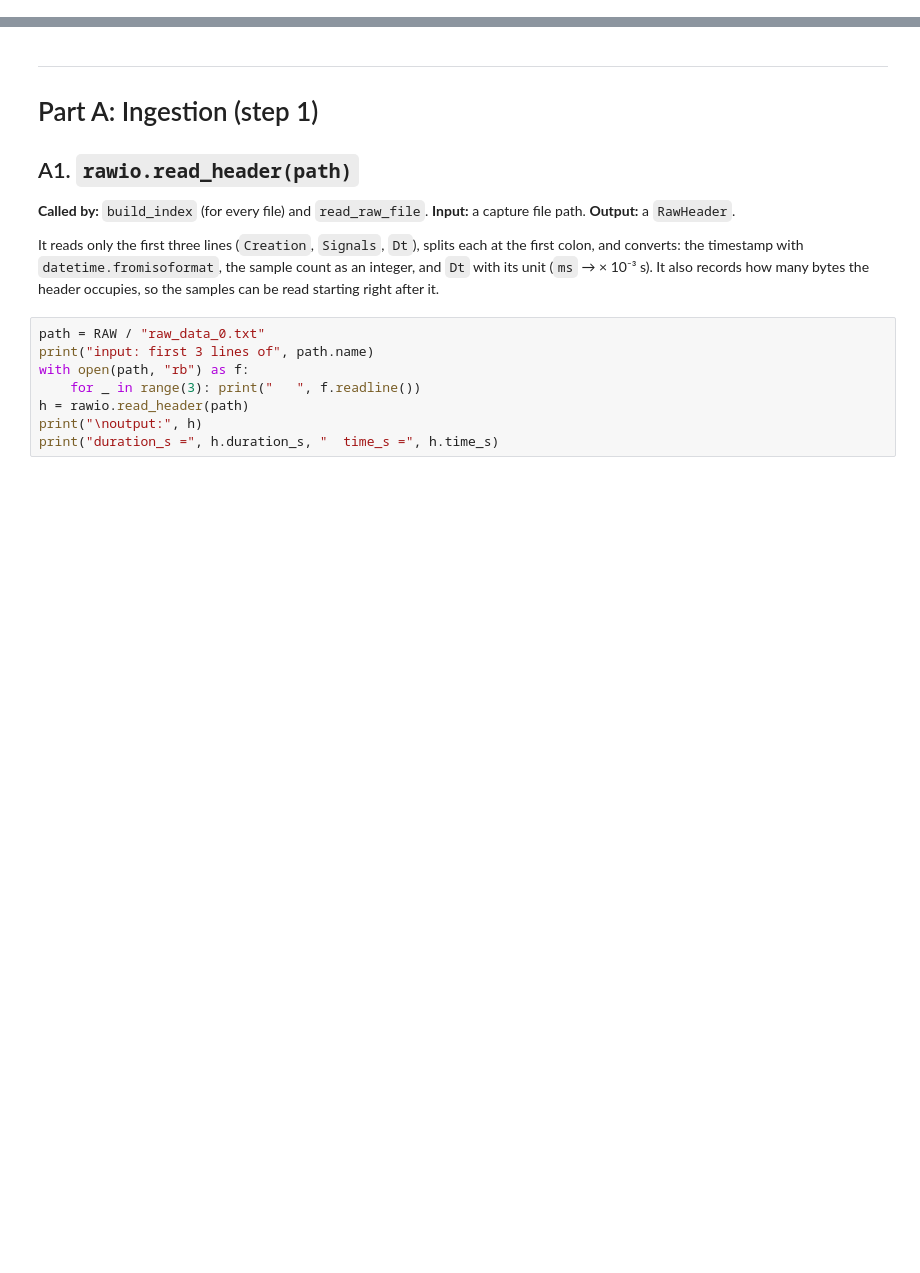
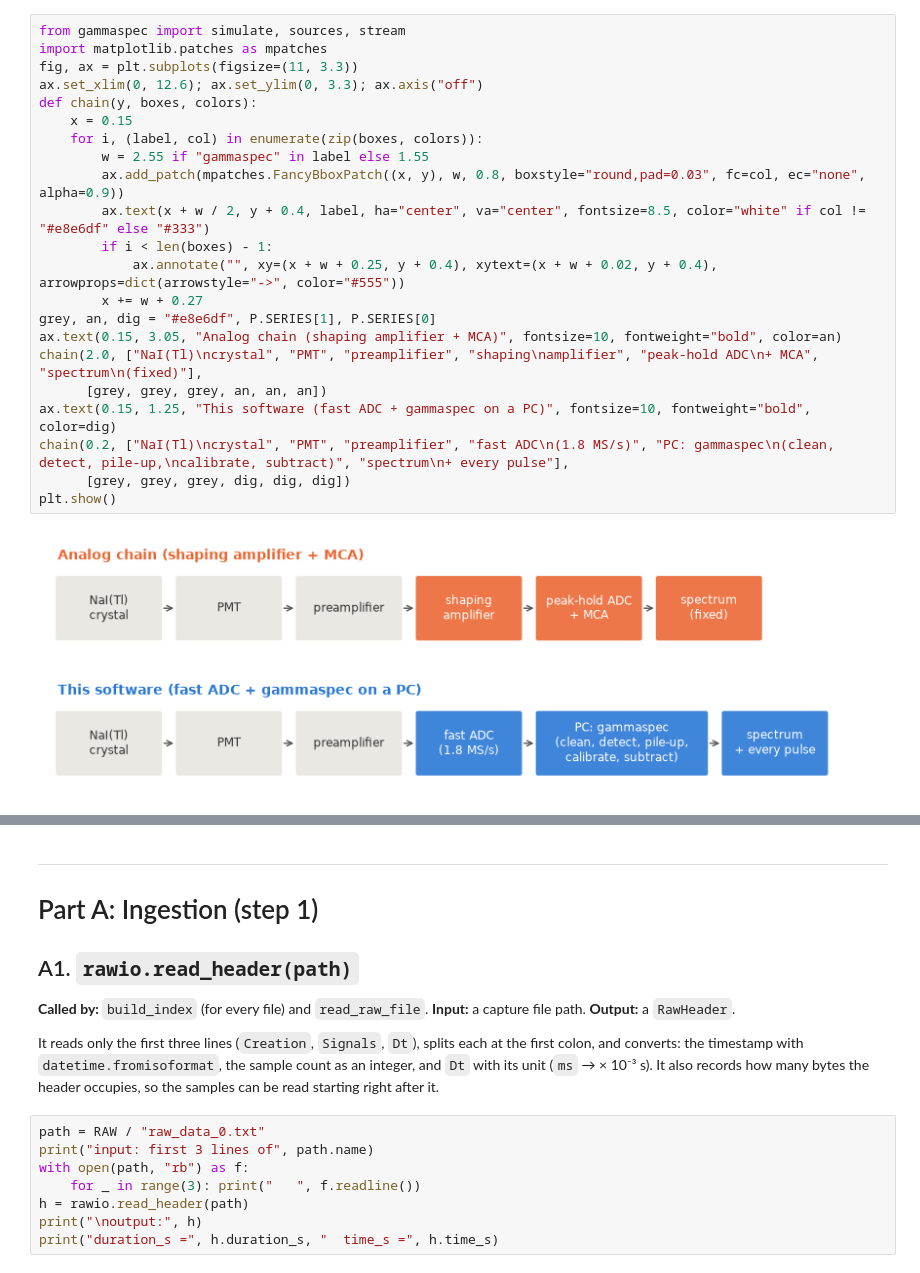
Before and after one commit to AyubSherif/DigitalGammaSpectroscopy, a Jupyter notebook: docs/walkthrough.ipynb, the cells around one changed output, grey strips where cells are left out. Cells and saved outputs as stored; diff of their text form; blank space fills up the shorter version.

```diff
--- a/docs/walkthrough.ipynb
+++ b/docs/walkthrough.ipynb
@@ -43,0 +69,24 @@ gammaspec 0.2.0
+# %%
+from gammaspec import simulate, sources, stream
+import matplotlib.patches as mpatches
+fig, ax = plt.subplots(figsize=(11, 3.3))
+ax.set_xlim(0, 12.6); ax.set_ylim(0, 3.3); ax.axis("off")
+def chain(y, boxes, colors):
+    x = 0.15
+    for i, (label, col) in enumerate(zip(boxes, colors)):
+        w = 2.55 if "gammaspec" in label else 1.55
+        ax.add_patch(mpatches.FancyBboxPatch((x, y), w, 0.8, boxstyle="round,pad=0.03", fc=col, ec="none", alpha=0.9))
+        ax.text(x + w / 2, y + 0.4, label, ha="center", va="center", fontsize=8.5, color="white" if col != "#e8e6df" else "#333")
+        if i < len(boxes) - 1:
+            ax.annotate("", xy=(x + w + 0.25, y + 0.4), xytext=(x + w + 0.02, y + 0.4), arrowprops=dict(arrowstyle="->", color="#555"))
+        x += w + 0.27
+grey, an, dig = "#e8e6df", P.SERIES[1], P.SERIES[0]
+ax.text(0.15, 3.05, "Analog chain (shaping amplifier + MCA)", fontsize=10, fontweight="bold", color=an)
+chain(2.0, ["NaI(Tl)\ncrystal", "PMT", "preamplifier", "shaping\namplifier", "peak-hold ADC\n+ MCA", "spectrum\n(fixed)"],
+      [grey, grey, grey, an, an, an])
+ax.text(0.15, 1.25, "This software (fast ADC + gammaspec on a PC)", fontsize=10, fontweight="bold", color=dig)
+chain(0.2, ["NaI(Tl)\ncrystal", "PMT", "preamplifier", "fast ADC\n(1.8 MS/s)", "PC: gammaspec\n(clean, detect, pile-up,\ncalibrate, subtract)", "spectrum\n+ every pulse"],
+      [grey, grey, grey, dig, dig, dig])
+plt.show()
+# %% [output]
+[figure, added]
```
Also changed, not shown: parts of 33 cells of this notebook, 23 other files.
